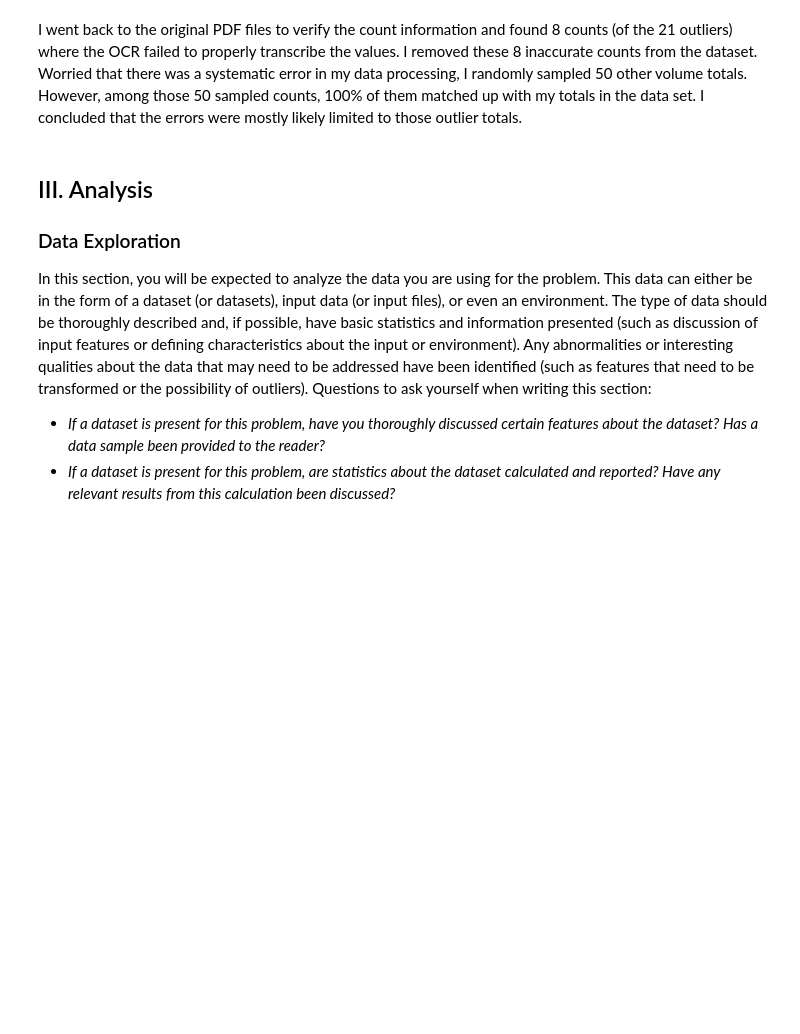
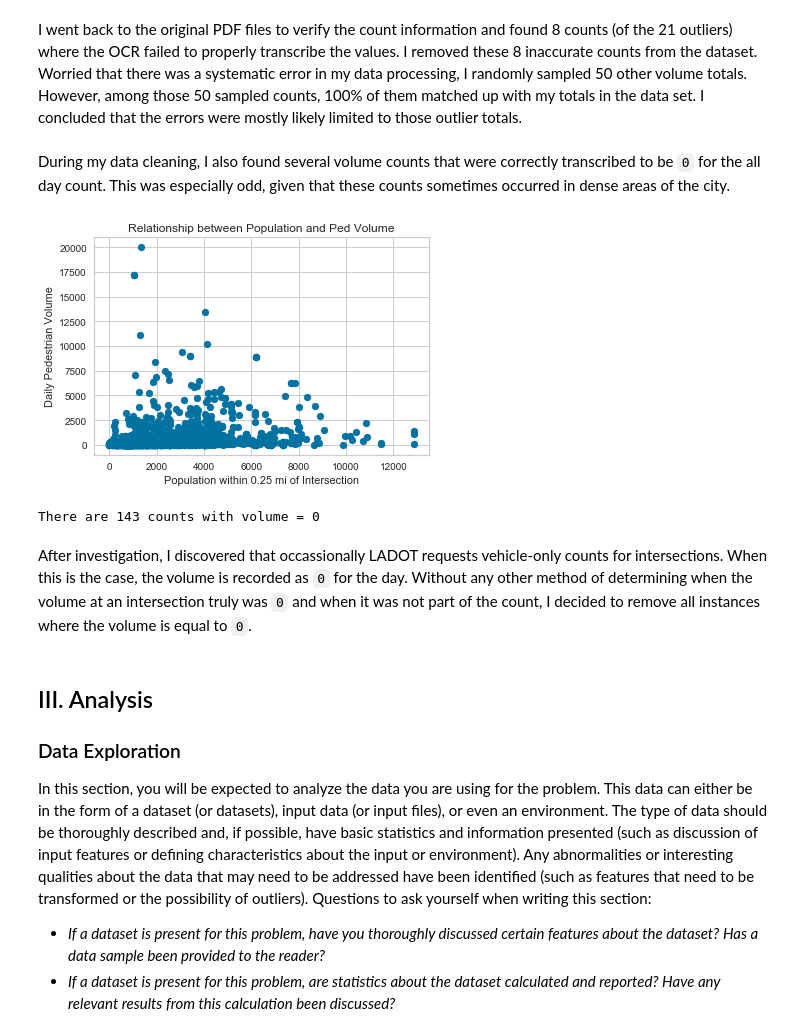
Before and after one commit to black-tea/vehicle-vol-pdf-scrape, a Jupyter notebook: Predicting Pedestrian Volumes.ipynb, the cells around one changed output. Saved outputs shown, nothing was run; the diff lists cells and outputs as text; code cells hidden in the pictures; blank space fills up the shorter version.

```diff
--- a/Predicting Pedestrian Volumes.ipynb
+++ b/Predicting Pedestrian Volumes.ipynb
@@ -181,0 +180,14 @@ raw_data = raw_data.drop([205, 453, 487, 736, 1000, 1107, 1109, 1203])
+# %% [markdown]
+During my data cleaning, I also found several volume counts that were correctly transcribed to be `0` for the all day count. This was especially odd, given that these counts sometimes occurred in dense areas of the city.
+# %%
+plt.scatter(raw_data.SUM_POPTTL, raw_data.volume)
+plt.xlabel("Population within 0.25 mi of Intersection")
+plt.ylabel("Daily Pedestrian Volume")
+plt.title("Relationship between Population and Ped Volume")
+plt.show()
+print("There are "+str(len(raw_data[(raw_data.volume == 0)]))+ " counts with volume = 0")
+# %% [output]
+[figure, added]
+There are 143 counts with volume = 0
+# %% [markdown]
+After investigation, I discovered that occassionally LADOT requests vehicle-only counts for intersections. When this is the case, the volume is recorded as `0` for the day. Without any other method of determining when the volume at an intersection truly was `0` and when it was not part of the count, I decided to remove all instances where the volume is equal to `0`.
```
Also changed, not shown: parts of 21 cells of this notebook.
